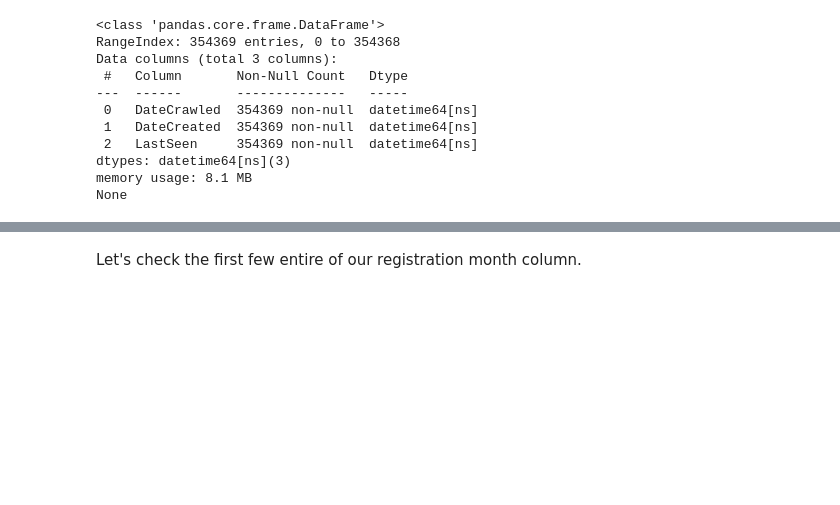
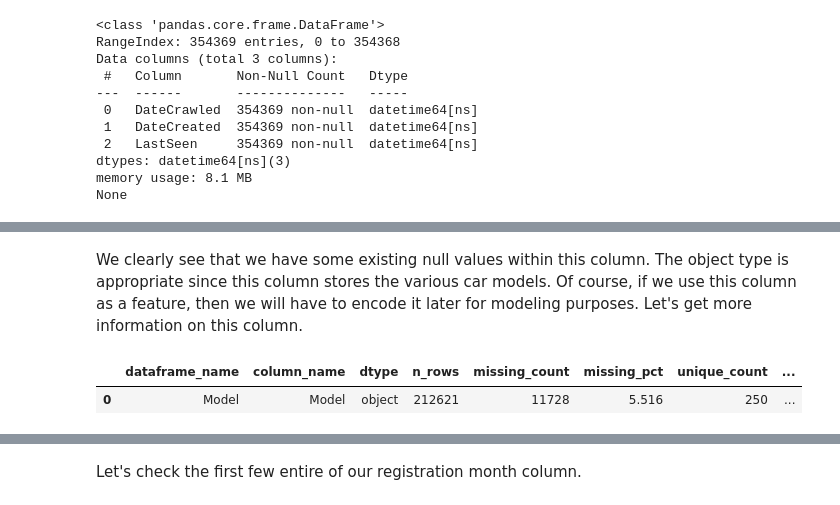
Before and after one commit to T4nT4n/sprint12, a Jupyter notebook: sprint_12_project.ipynb, the cells around one changed output, grey strips where cells are left out. Drawn from its saved outputs; the diff is of its cells as text; code cells hidden in the pictures; blank space fills up the shorter version.

```diff
--- a/sprint_12_project.ipynb
+++ b/sprint_12_project.ipynb
@@ -267,17 +217,0 @@ There are outliers for this particular distribution, which could disrupt the pos
-# %%
-#First, let us replace all of the zeros with null values; we can do this since there are no null values within this column
-formatted_df['Power'] = formatted_df['Power'].replace(0, np.nan)
-
-#Now we can replace all of our null values with the mean and median. We'll be sure to make copies of the dataframe beforehand
-
-#Making copies of the dataframe
-mean_df = formatted_df.copy(deep = True)
-median_df = formatted_df.copy(deep = True)
-
-#Imputing null values with mean and median
-mean_df['Power'] = mean_df['Power'].fillna(mean_df['Power'].mean())
-median_df['Power'] = median_df['Power'].fillna(median_df['Power'].median())
-
-#Now let's see some of the stats for these copies
-print(mean_df['Power'].describe())
-print(median_df['Power'].describe())
@@ -412,0 +526,11 @@ None
+# %% [markdown]
+We clearly see that we have some existing null values within this column. The object type is appropriate since this column stores the various car models. Of course, if we use this column as a feature, then we will have to encode it later for modeling purposes. Let's get more information on this column.
+# %%
+#More general information about our Model column
+model_info = column_profile(X_train, 'Model', "Model")
+
+#Results
+display(model_info)
+# %% [output]
+|  | dataframe_name | column_name | dtype | n_rows | missing_count | missing_pct | unique_count | ... |
+| 0 | Model | Model | object | 212621 | 11728 | 5.516 | 250 | ... |
```
Also changed, not shown: parts of 268 cells of this notebook.
